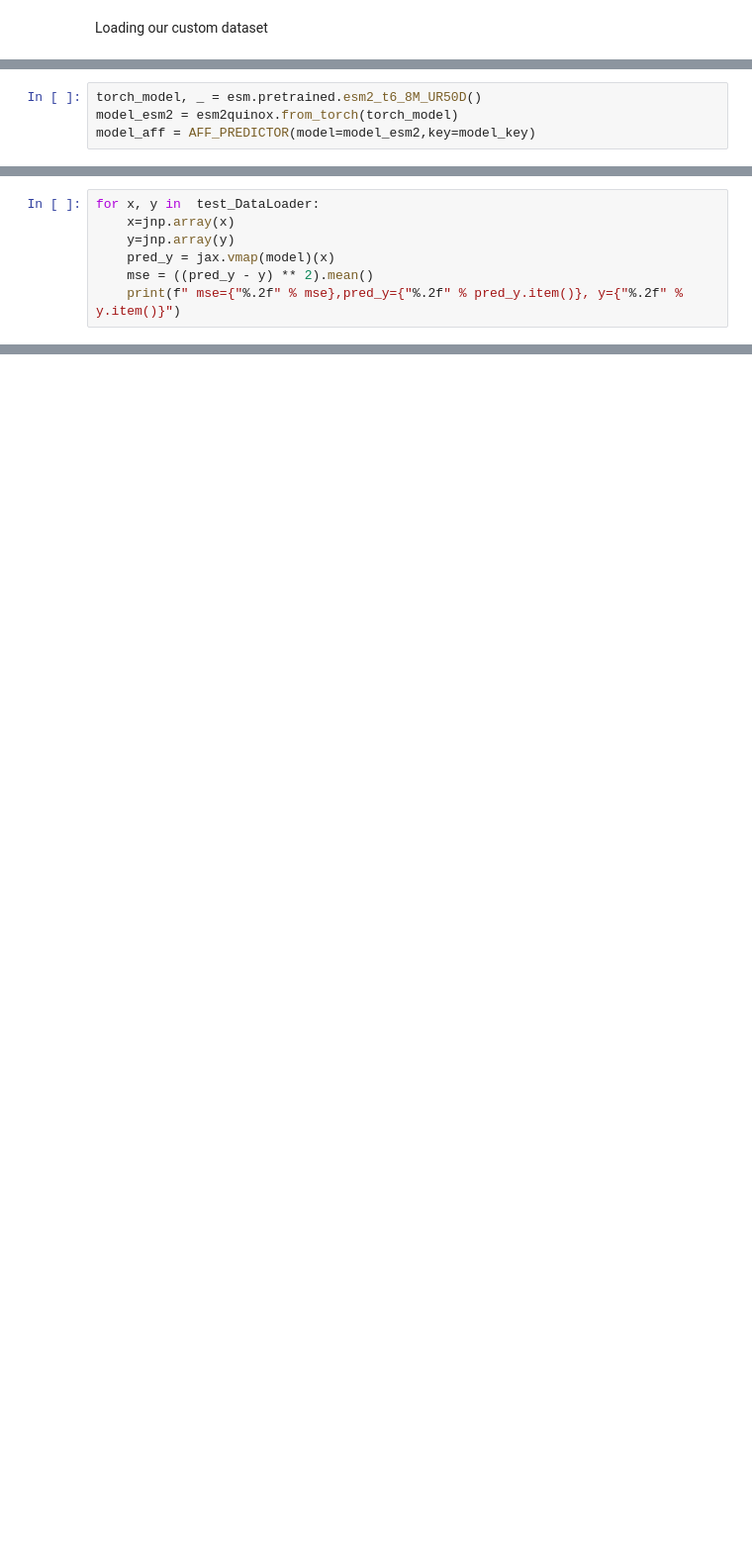
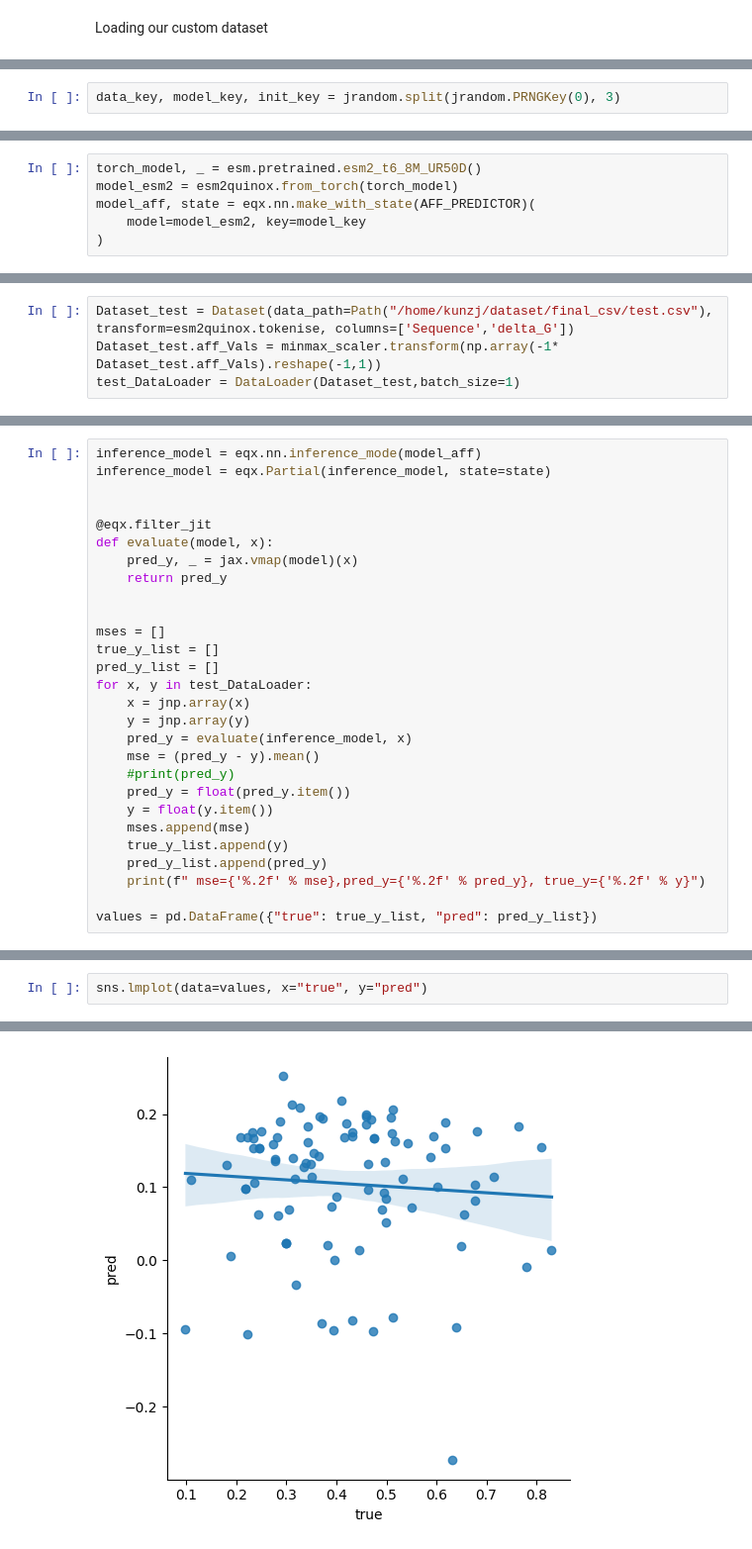
Before and after one commit to kunz-jonathan/BindCraft_uva_internship, a Jupyter notebook: notebooks/esm2.ipynb, the cells around one changed output, grey strips where cells are left out. Shown at 99% size. Drawn from its saved outputs; the diff is of its cells as text; blank space fills up the shorter version.

Commit message:
new_model

```diff
--- a/notebooks/esm2.ipynb
+++ b/notebooks/esm2.ipynb
@@ -56,0 +96,2 @@ data_key, model_key = jrandom.split(jrandom.PRNGKey(0), 2)
+# %%
+data_key, model_key, init_key = jrandom.split(jrandom.PRNGKey(0), 3)
@@ -78,4 +170,6 @@ class AFF_PREDICTOR(eqx.Module):
 # %%
 torch_model, _ = esm.pretrained.esm2_t6_8M_UR50D()
 model_esm2 = esm2quinox.from_torch(torch_model)
-model_aff = AFF_PREDICTOR(model=model_esm2,key=model_key)
+model_aff, state = eqx.nn.make_with_state(AFF_PREDICTOR)(
+    model=model_esm2, key=model_key
+)
@@ -126,0 +332,4 @@ step=250, loss=4100.02
+# %%
+Dataset_test = Dataset(data_path=Path("/home/kunzj/dataset/final_csv/test.csv"), transform=esm2quinox.tokenise, columns=['Sequence','delta_G'])
+Dataset_test.aff_Vals = minmax_scaler.transform(np.array(-1* Dataset_test.aff_Vals).reshape(-1,1))
+test_DataLoader = DataLoader(Dataset_test,batch_size=1)
@@ -127,8 +340,29 @@ step=250, loss=4100.02
 # %%
-for x, y in  test_DataLoader:
-    x=jnp.array(x)
-    y=jnp.array(y)
-    pred_y = jax.vmap(model)(x)
-    mse = ((pred_y - y) ** 2).mean()
-    print(f" mse={"%.2f" % mse},pred_y={"%.2f" % pred_y.item()}, y={"%.2f" % y.item()}")
+inference_model = eqx.nn.inference_mode(model_aff)
+inference_model = eqx.Partial(inference_model, state=state)
+
+
+@eqx.filter_jit
+def evaluate(model, x):
+    pred_y, _ = jax.vmap(model)(x)
+    return pred_y
+
+
+mses = []
+true_y_list = []
+pred_y_list = []
+for x, y in test_DataLoader:
+    x = jnp.array(x)
+    y = jnp.array(y)
+    pred_y = evaluate(inference_model, x)
+    mse = (pred_y - y).mean()
+    #print(pred_y)
+    pred_y = float(pred_y.item())
+    y = float(y.item())
+    mses.append(mse)
+    true_y_list.append(y)
+    pred_y_list.append(pred_y)
+    print(f" mse={'%.2f' % mse},pred_y={'%.2f' % pred_y}, true_y={'%.2f' % y}")
+
+values = pd.DataFrame({"true": true_y_list, "pred": pred_y_list})
 # %% [output]
@@ -137,0 +394,3 @@ for x, y in  test_DataLoader:
+# %%
+sns.lmplot(data=values, x="true", y="pred")
+# %% [output]
@@ -137,0 +398 @@ for x, y in  test_DataLoader:
+[figure, added]
```
Also changed, not shown: parts of 37 cells of this notebook, 8 other files.
